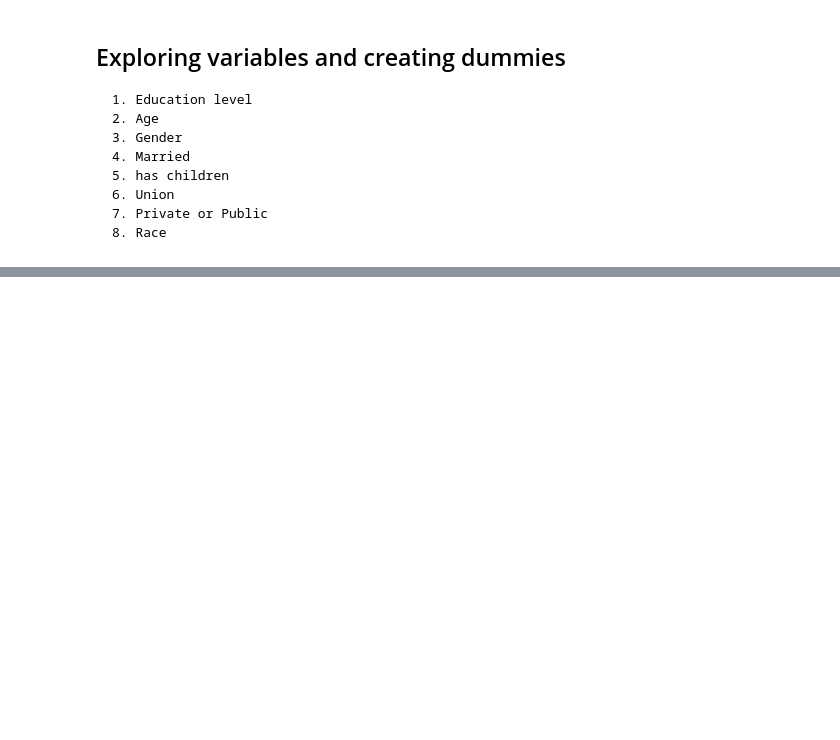
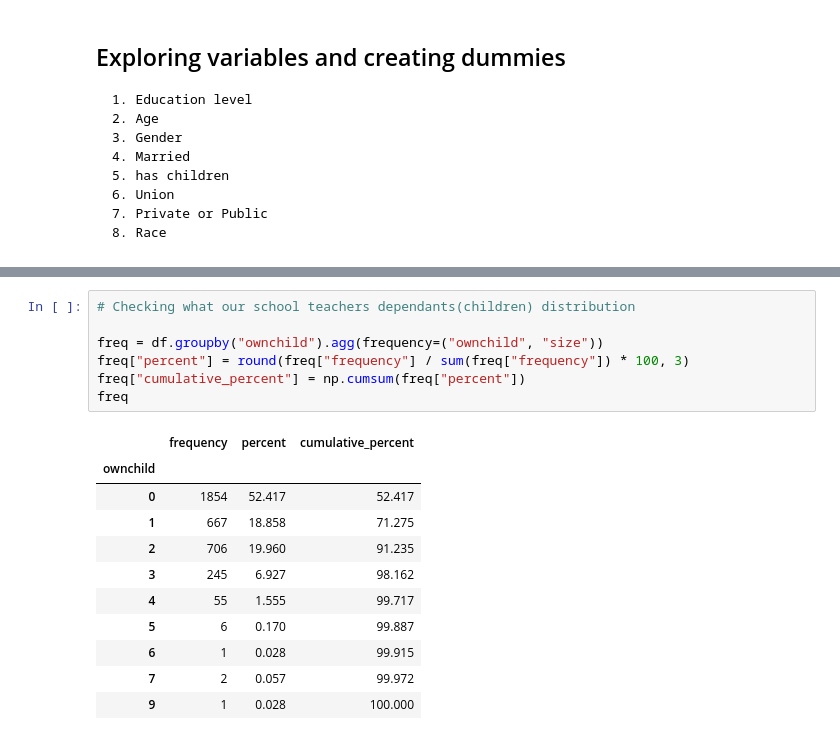
Before and after one commit to arbash-malik/DA3, a Jupyter notebook: Assignment Code.ipynb, the cells around one changed output, grey strips where cells are left out. Cells and saved outputs as stored; diff of their text form; blank space fills up the shorter version.

```diff
--- a/Assignment Code.ipynb
+++ b/Assignment Code.ipynb
@@ -134,0 +170,19 @@ df.groupby('grade92')['eph'].describe()
+# %%
+# Checking what our school teachers dependants(children) distribution
+
+freq = df.groupby("ownchild").agg(frequency=("ownchild", "size"))
+freq["percent"] = round(freq["frequency"] / sum(freq["frequency"]) * 100, 3)
+freq["cumulative_percent"] = np.cumsum(freq["percent"])
+freq
+# %% [output]
+|  | frequency | percent | cumulative_percent |
+| ownchild |  |  |  |
+| 0 | 1854 | 52.417 | 52.417 |
+| 1 | 667 | 18.858 | 71.275 |
+| 2 | 706 | 19.960 | 91.235 |
+| 3 | 245 | 6.927 | 98.162 |
+| 4 | 55 | 1.555 | 99.717 |
+| 5 | 6 | 0.170 | 99.887 |
+| 6 | 1 | 0.028 | 99.915 |
+| 7 | 2 | 0.057 | 99.972 |
+| 9 | 1 | 0.028 | 100.000 |
```
Also changed, not shown: parts of 21 cells of this notebook.
